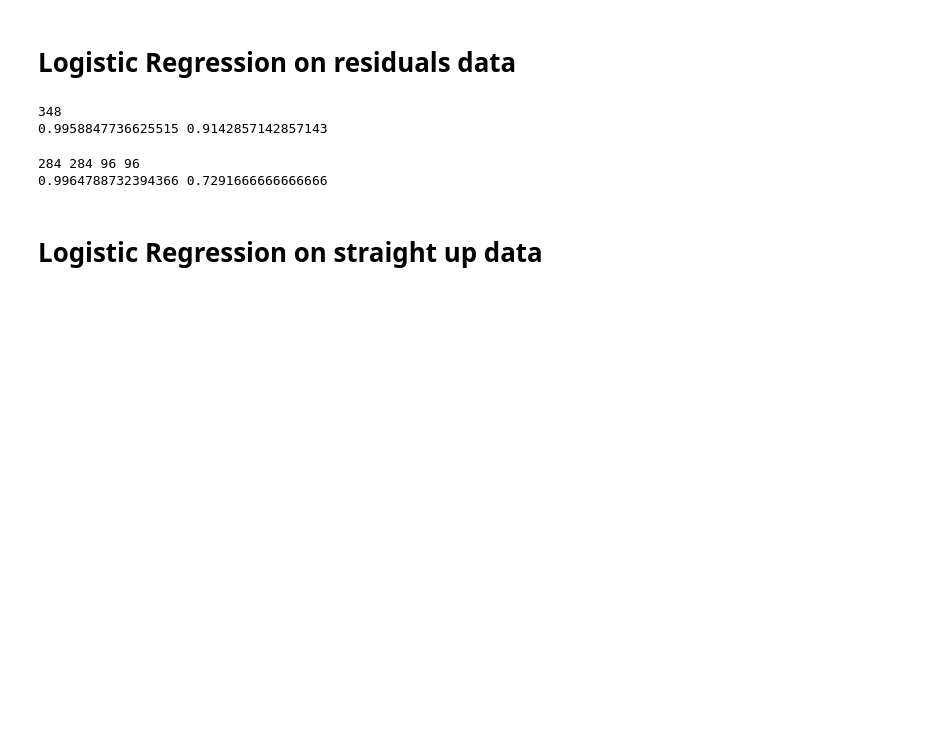
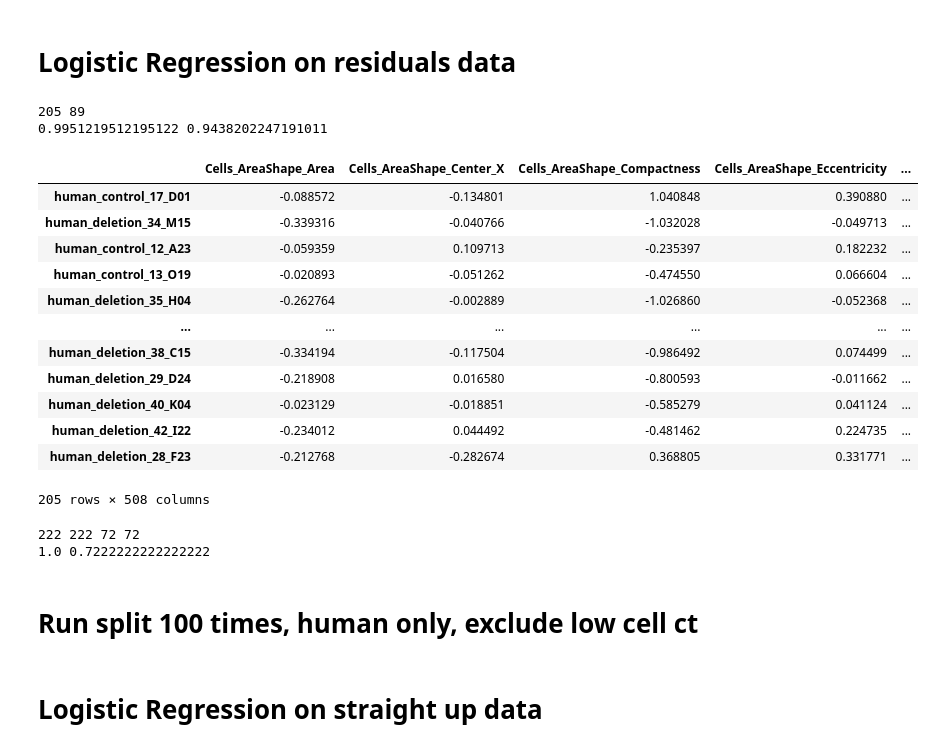
Before and after one commit to broadinstitute/NeuroPainting, a Jupyter notebook: 3.analysis/Progenitors_04_regressing_out_cell_count.ipynb, the cells around one changed output. Saved outputs shown, nothing was run; the diff lists cells and outputs as text; code cells hidden in the pictures; blank space fills up the shorter version.

```diff
--- a/3.analysis/Progenitors_04_regressing_out_cell_count.ipynb
+++ b/3.analysis/Progenitors_04_regressing_out_cell_count.ipynb
@@ -103,48 +125,64 @@ residuals = residuals[data_cols]
 human_only = True
 if human_only:
     residuals = residuals[residuals.index.str.startswith('human')]
 
 
-to_exclude = False
+to_exclude = True
 if to_exclude:
     residuals['cell_count'] = cell_counts
     residuals = residuals[residuals['cell_count'] > -1.39]
     residuals = residuals.drop(['cell_count'], axis=1)
 
 swap_isogenic = True
 labels = residuals.index.tolist()
 if swap_isogenic:
     for i in range(len(labels)):
         if 'isogenic_deletion' in labels[i]:
             labels[i] = labels[i].replace('isogenic_deletion', 'temp')
     for i in range(len(labels)):
         if 'isogenic_control' in labels[i]:
             labels[i] = labels[i].replace('isogenic_control', 'isogenic_deletion')
         if 'temp' in labels[i]:
             labels[i] = labels[i].replace('temp', 'isogenic_control')
 residuals.index = labels
 
 residuals['label'] = residuals.index.str.split('_').map(lambda x: x[1])
 residuals_xtrain, residuals_xtest, residuals_ytrain, residuals_ytest = train_test_split(residuals.drop(['label'], axis=1), residuals['label'],
                                                                     test_size=0.3, random_state=4)
-print(len(residuals_xtrain) + len(residuals_xtest))
+print(len(residuals_xtrain), len(residuals_xtest))
 
 logr = LogisticRegression(random_state=12, penalty='l2', C=1, max_iter=100).fit(residuals_xtrain, residuals_ytrain)
 print(logr.score(residuals_xtrain, residuals_ytrain), logr.score(residuals_xtest, residuals_ytest))
+
+
+residuals_xtrain
 # %% [output]
-348
-0.9958847736625515 0.9142857142857143
+205 89
+0.9951219512195122 0.9438202247191011
+|  | Cells_AreaShape_Area | Cells_AreaShape_Center_X | Cells_AreaShape_Compactness | Cells_AreaShape_Eccentricity | ... |
+| human_control_17_D01 | -0.088572 | -0.134801 | 1.040848 | 0.390880 | ... |
+| human_deletion_34_M15 | -0.339316 | -0.040766 | -1.032028 | -0.049713 | ... |
+| human_control_12_A23 | -0.059359 | 0.109713 | -0.235397 | 0.182232 | ... |
+| human_control_13_O19 | -0.020893 | -0.051262 | -0.474550 | 0.066604 | ... |
+| human_deletion_35_H04 | -0.262764 | -0.002889 | -1.026860 | -0.052368 | ... |
+| ... | ... | ... | ... | ... | ... |
+| human_deletion_38_C15 | -0.334194 | -0.117504 | -0.986492 | 0.074499 | ... |
+| human_deletion_29_D24 | -0.218908 | 0.016580 | -0.800593 | -0.011662 | ... |
+| human_deletion_40_K04 | -0.023129 | -0.018851 | -0.585279 | 0.041124 | ... |
+| human_deletion_42_I22 | -0.234012 | 0.044492 | -0.481462 | 0.224735 | ... |
+| human_deletion_28_F23 | -0.212768 | -0.282674 | 0.368805 | 0.331771 | ... |
+205 rows × 508 columns
 # %%
 # residuals is the df of residualsalized features
 residuals = data_residuals.copy()
 residuals = residuals[data_cols]
 
-human_only = False
+human_only = True
 if human_only:
     residuals = residuals[residuals.index.str.startswith('human')]
 
 
-to_exclude = False
+to_exclude = True
 if to_exclude:
     residuals['cell_count'] = cell_counts
     residuals = residuals[residuals['cell_count'] > -1.39]
@@ -163,14 +201,14 @@ if swap_isogenic:
             labels[i] = labels[i].replace('temp', 'isogenic_control')
 residuals.index = labels
 
-# random.seed(3)
+random.seed(3)
 residuals['label'] = residuals.index.str.split('_').map(lambda x: x[1])
 residuals['patient_num'] = residuals.index.str.split('_').map(lambda x: x[2])
 
 patients = list(set(residuals['patient_num']))
 random.shuffle(patients)
-train_nums = patients[0:36]
-test_nums = patients[36:]
+train_nums = patients[0:30]
+test_nums = patients[30:]
 
 train_df = residuals[residuals['patient_num'].isin(train_nums)]
 test_df = residuals[residuals['patient_num'].isin(test_nums)]
@@ -184,5 +222,7 @@ print(len(residuals_xtrain), len(residuals_ytrain), len(residuals_xtest), len(re
 logr = LogisticRegression(random_state=12, penalty='l2', C=1, max_iter=100).fit(residuals_xtrain, residuals_ytrain)
 print(logr.score(residuals_xtrain, residuals_ytrain), logr.score(residuals_xtest, residuals_ytest))
 # %% [output]
-284 284 96 96
-0.9964788732394366 0.7291666666666666
+222 222 72 72
+1.0 0.7222222222222222
+# %% [markdown]
+# Run split 100 times, human only, exclude low cell ct
```
Also changed, not shown: parts of 6 cells of this notebook, 6 other files.
